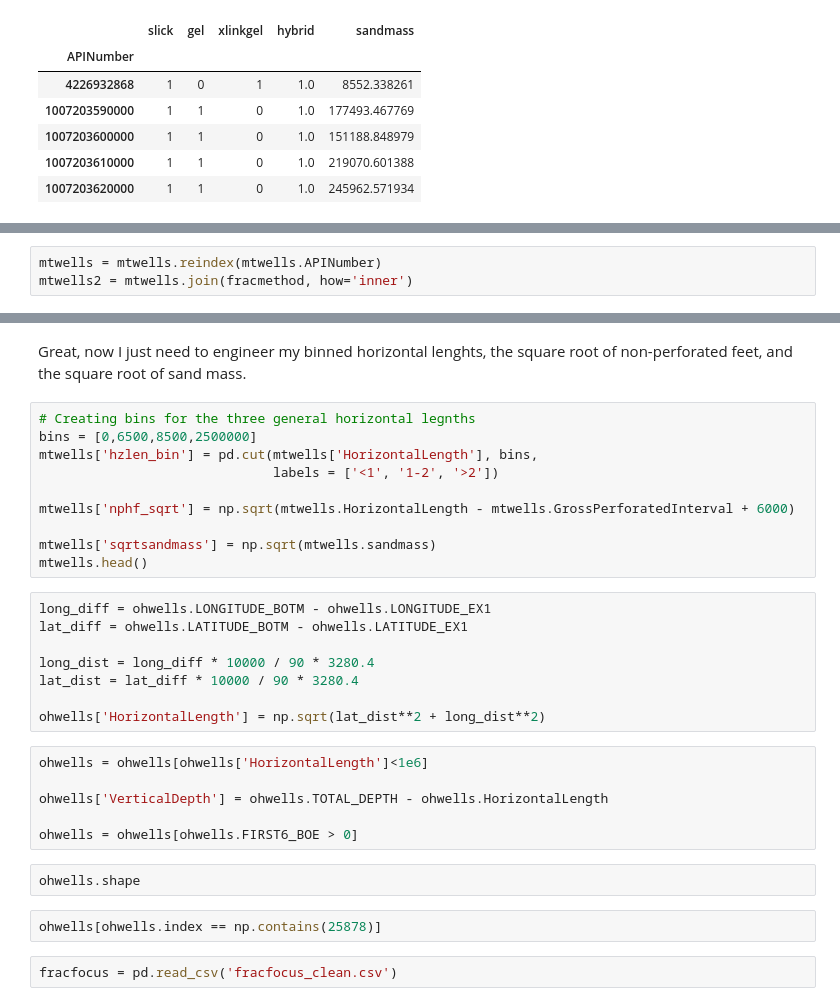
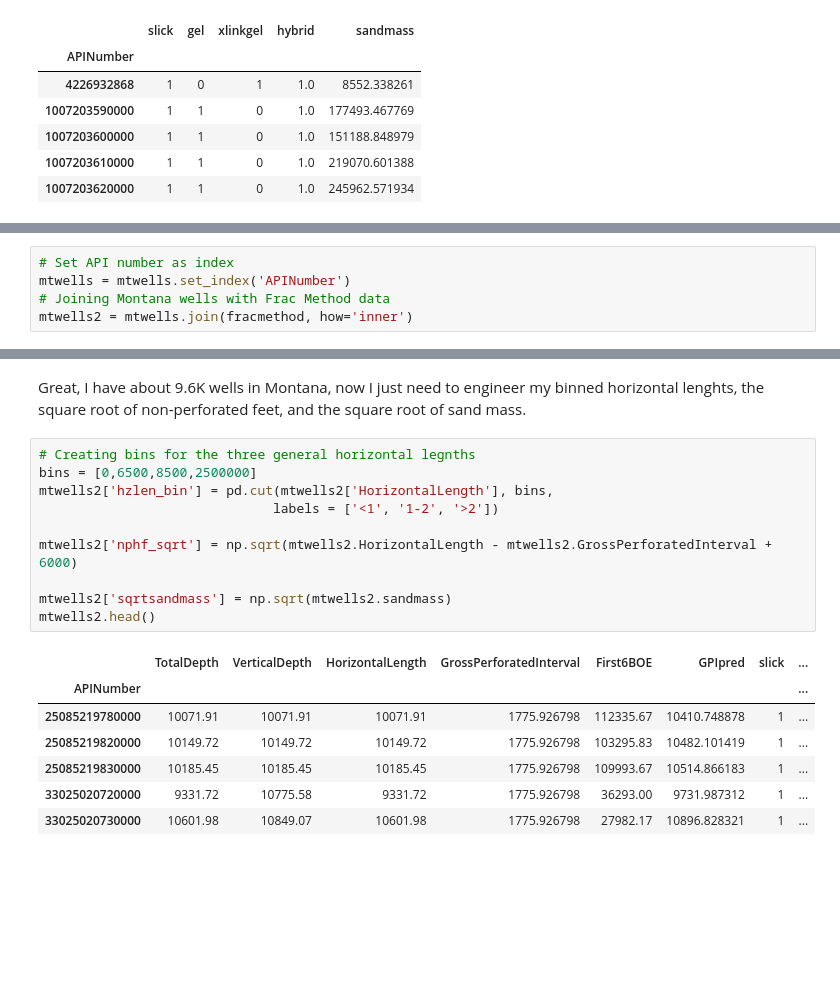
Before and after one commit to ephs08kmp/Frac_Production, a Jupyter notebook: MT_Frac_Production_Cleaning.ipynb, the cells around one changed output, grey strips where cells are left out. Cells and saved outputs as stored; diff of their text form; blank space fills up the shorter version.

```diff
--- a/MT_Frac_Production_Cleaning.ipynb
+++ b/MT_Frac_Production_Cleaning.ipynb
@@ -249,3 +273,5 @@ fracmethod.head()
 # %%
-mtwells = mtwells.reindex(mtwells.APINumber)
+# Set API number as index
+mtwells = mtwells.set_index('APINumber')
+# Joining Montana wells with Frac Method data
 mtwells2 = mtwells.join(fracmethod, how='inner')
@@ -257,32 +290,20 @@ mtwells2.head()
 # %% [markdown]
-Great, now I just need to engineer my binned horizontal lenghts, the square root of non-perforated feet, and the square root of sand mass.
+Great, I have about 9.6K wells in Montana, now I just need to engineer my binned horizontal lenghts, the square root of non-perforated feet, and the square root of sand mass.
 # %%
 # Creating bins for the three general horizontal legnths
 bins = [0,6500,8500,2500000]
-mtwells['hzlen_bin'] = pd.cut(mtwells['HorizontalLength'], bins,
+mtwells2['hzlen_bin'] = pd.cut(mtwells2['HorizontalLength'], bins,
                               labels = ['<1', '1-2', '>2'])
 
-mtwells['nphf_sqrt'] = np.sqrt(mtwells.HorizontalLength - mtwells.GrossPerforatedInterval + 6000)
+mtwells2['nphf_sqrt'] = np.sqrt(mtwells2.HorizontalLength - mtwells2.GrossPerforatedInterval + 6000)
 
-mtwells['sqrtsandmass'] = np.sqrt(mtwells.sandmass)
-mtwells.head()
+mtwells2['sqrtsandmass'] = np.sqrt(mtwells2.sandmass)
+mtwells2.head()
+# %% [output]
+|  | TotalDepth | VerticalDepth | HorizontalLength | GrossPerforatedInterval | First6BOE | GPIpred | slick | ... |
+| APINumber |  |  |  |  |  |  |  | ... |
+| 25085219780000 | 10071.91 | 10071.91 | 10071.91 | 1775.926798 | 112335.67 | 10410.748878 | 1 | ... |
+| 25085219820000 | 10149.72 | 10149.72 | 10149.72 | 1775.926798 | 103295.83 | 10482.101419 | 1 | ... |
+| 25085219830000 | 10185.45 | 10185.45 | 10185.45 | 1775.926798 | 109993.67 | 10514.866183 | 1 | ... |
+| 33025020720000 | 9331.72 | 10775.58 | 9331.72 | 1775.926798 | 36293.00 | 9731.987312 | 1 | ... |
+| 33025020730000 | 10601.98 | 10849.07 | 10601.98 | 1775.926798 | 27982.17 | 10896.828321 | 1 | ... |
-# %%
-long_diff = ohwells.LONGITUDE_BOTM - ohwells.LONGITUDE_EX1
-lat_diff = ohwells.LATITUDE_BOTM - ohwells.LATITUDE_EX1
-
-long_dist = long_diff * 10000 / 90 * 3280.4
-lat_dist = lat_diff * 10000 / 90 * 3280.4
-
-ohwells['HorizontalLength'] = np.sqrt(lat_dist**2 + long_dist**2)
-# %%
-ohwells = ohwells[ohwells['HorizontalLength']<1e6]
-
-ohwells['VerticalDepth'] = ohwells.TOTAL_DEPTH - ohwells.HorizontalLength
-
-ohwells = ohwells[ohwells.FIRST6_BOE > 0]
-# %%
-ohwells.shape
-# %%
-ohwells[ohwells.index == np.contains(25878)]
-# %%
-fracfocus = pd.read_csv('fracfocus_clean.csv')
```
Also changed, not shown: parts of 14 cells of this notebook.
